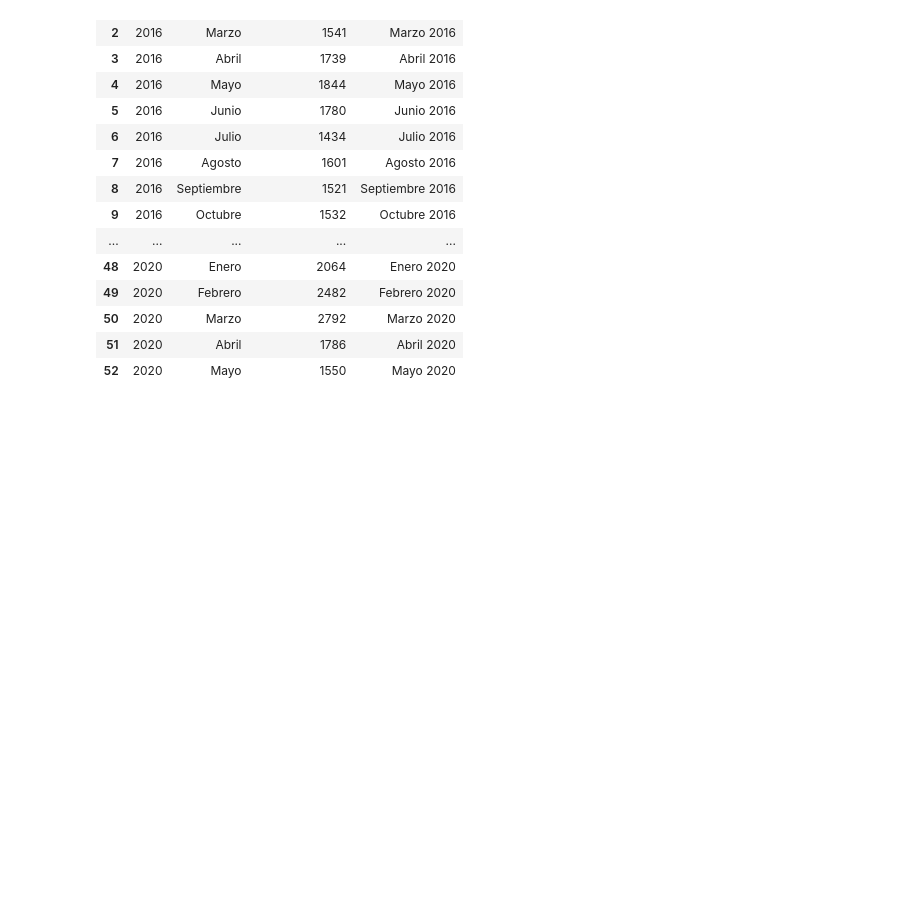
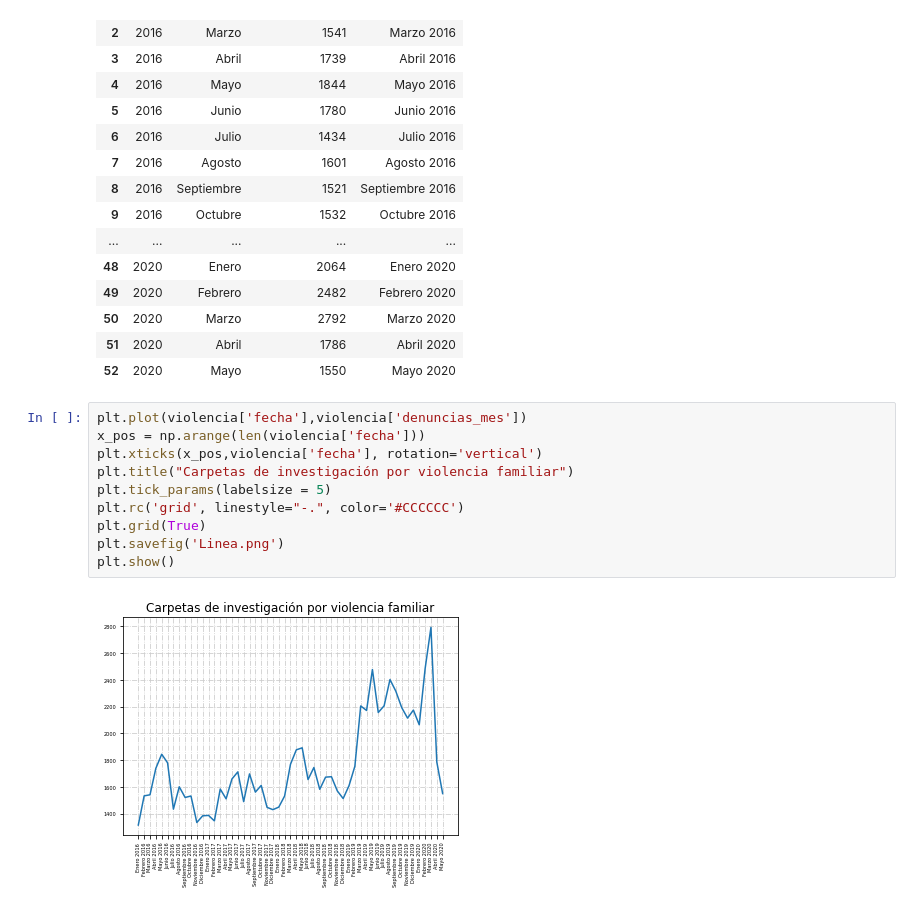
Before and after one commit to prope-2020-gh-classroom/practica-final-por-equipos-verano-2020-itam-patyua, a Jupyter notebook: Descriptivos.ipynb, the cells around one changed output. Saved outputs shown, nothing was run; the diff lists cells and outputs as text; blank space fills up the shorter version.

```diff
--- a/Descriptivos.ipynb
+++ b/Descriptivos.ipynb
@@ -40,3 +42,15 @@ violencia
 | 50 | 2020 | Marzo | 2792 | Marzo 2020 |
 | 51 | 2020 | Abril | 1786 | Abril 2020 |
 | 52 | 2020 | Mayo | 1550 | Mayo 2020 |
+# %%
+plt.plot(violencia['fecha'],violencia['denuncias_mes'])
+x_pos = np.arange(len(violencia['fecha']))
+plt.xticks(x_pos,violencia['fecha'], rotation='vertical')
+plt.title("Carpetas de investigación por violencia familiar")
+plt.tick_params(labelsize = 5)
+plt.rc('grid', linestyle="-.", color='#CCCCCC')
+plt.grid(True)
+plt.savefig('Linea.png')
+plt.show()
+# %% [output]
+[figure, added]
```
Also changed, not shown: parts of 1 cell of this notebook.
